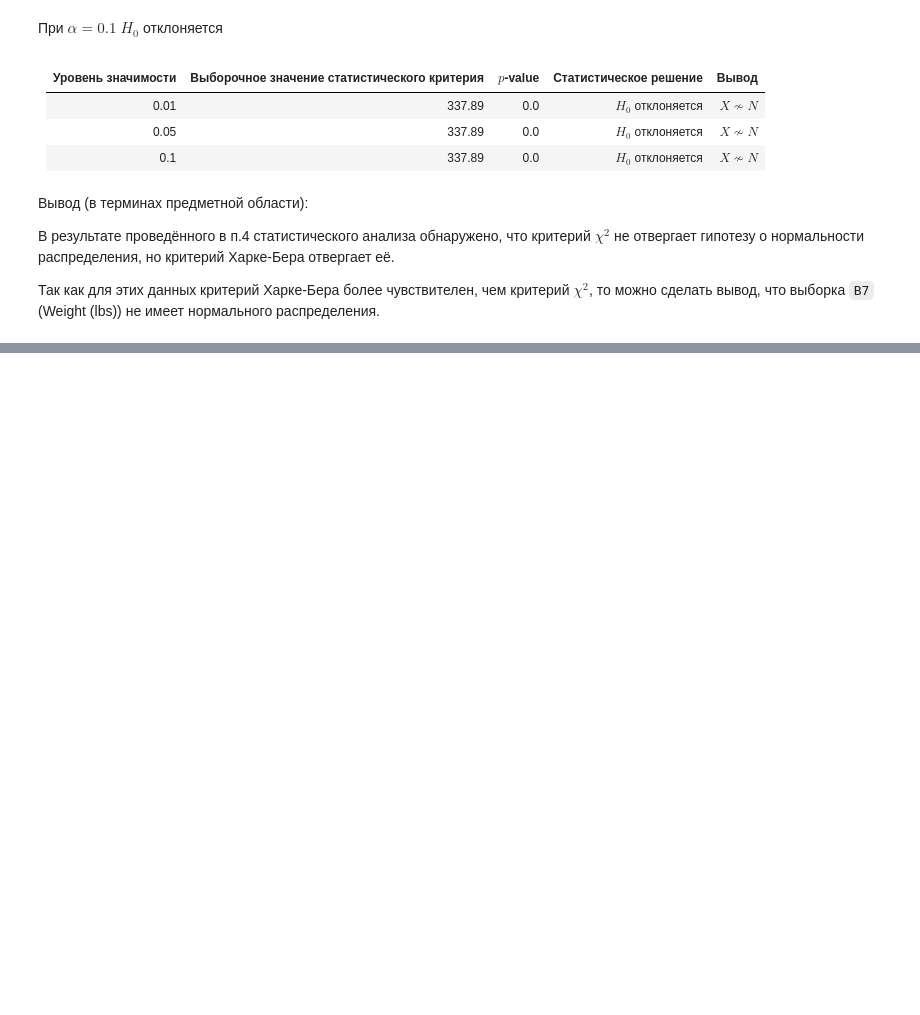
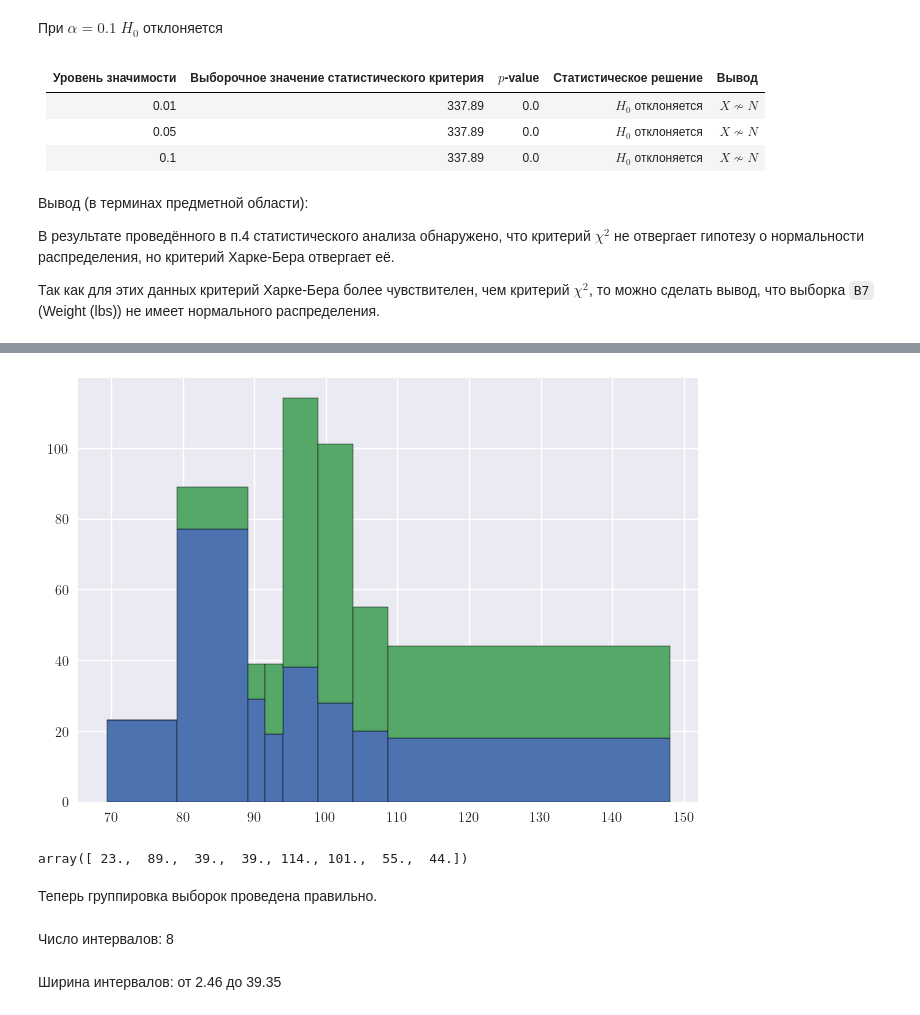
Before and after one commit to retrobannerS/mephi_stats, a Jupyter notebook: bdz/var_2/notebook.ipynb, the cells around one changed output, grey strips where cells are left out. Drawn from its saved outputs; the diff is of its cells as text; code cells hidden in the pictures; blank space fills up the shorter version.

```diff
--- a/bdz/var_2/notebook.ipynb
+++ b/bdz/var_2/notebook.ipynb
@@ -1281,0 +1412,21 @@ $p =$ 0.00
+# %%
+frequences, bin_edges, _ = plt.hist(
+    (X, Y), bins=bin_edges, edgecolor="black", stacked=True
+)
+plt.show()
+# %% [output]
+[figure, added]
+# %%
+frequences[1]
+# %% [output]
+array([ 23.,  89.,  39.,  39., 114., 101.,  55.,  44.])
+# %% [markdown]
+Теперь группировка выборок проведена правильно.
+# %%
+mprint(
+    f"Число интервалов: {k}",
+    f"Ширина интервалов: от {np.diff(bin_edges).min():.2f} до {np.diff(bin_edges).max():.2f}",
+)
+# %% [output]
+Число интервалов: 8
+Ширина интервалов: от 2.46 до 39.35
```
Also changed, not shown: parts of 39 cells of this notebook, 1 other file.
